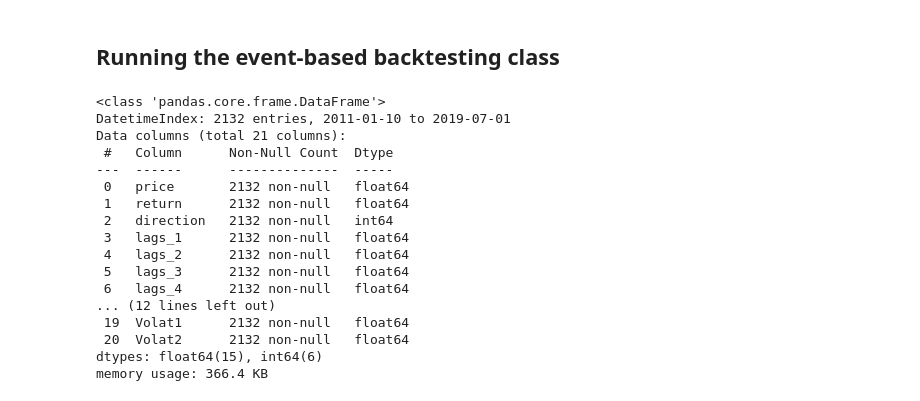
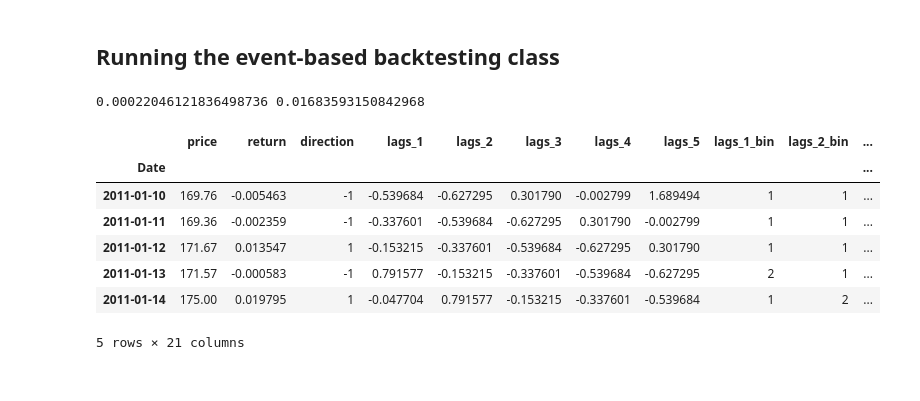
Before and after one commit to hisakato/cpf_week_07, a Jupyter notebook: test_proj_07_a02.ipynb, the cells around one changed output. Saved outputs shown, nothing was run; the diff lists cells and outputs as text; code cells hidden in the pictures.

```diff
--- a/test_proj_07_a02.ipynb
+++ b/test_proj_07_a02.ipynb
@@ -551,11 +551,5 @@ class EventBasedBackTesting(BacktestBase):
             col_bin = col + '_bin'
             data[col_bin] = np.digitize(data[col], bins=bins)
             cols_bin.append(col_bin)
-
-    def func2(self): # under development
-        # Train-test split
-        train_x, test_x, train_y, test_y = train_test_split(X, y, test_size=0.3, random_state=0) # py4fi2nd ch. 13 SVC
-
-        return 2
 # %% [markdown]
 ## Running the event-based backtesting class
@@ -565,20 +555,0 @@ ebbt = EventBasedBackTesting('GS.N', '2010-1-1', '2019-12-31', 10000)
-# %%
-ebbt.data.info()
-# %% [output]
-<class 'pandas.core.frame.DataFrame'>
-DatetimeIndex: 2132 entries, 2011-01-10 to 2019-07-01
-Data columns (total 21 columns):
- #   Column      Non-Null Count  Dtype
----  ------      --------------  -----
- 0   price       2132 non-null   float64
- 1   return      2132 non-null   float64
- 2   direction   2132 non-null   int64
- 3   lags_1      2132 non-null   float64
- 4   lags_2      2132 non-null   float64
- 5   lags_3      2132 non-null   float64
- 6   lags_4      2132 non-null   float64
-... (12 lines left out)
- 19  Volat1      2132 non-null   float64
- 20  Volat2      2132 non-null   float64
-dtypes: float64(15), int64(6)
-memory usage: 366.4 KB
@@ -584,0 +559,29 @@ memory usage: 366.4 KB
+# %%
+# Train-test split
+split_loc = int(len(ebbt.data) * 0.7)
+train = ebbt.data[:split_loc].copy()
+test =  ebbt.data[split_loc:].copy()
+# %%
+train_return_mean = train['return'].mean()
+train_return_std = train['return'].std()
+print(train_return_mean, train_return_std)
+# %% [output]
+0.00022046121836498736 0.01683593150842968
+# %%
+# Normalize training data features of type float64
+moment1_cols = cols + ['SMA1', 'SMA2', 'diffSMA', 'EWMA1', 'EWMA2', 'diffEWMA']
+moment2_cols = ['Volat1', 'Volat2']
+
+train[moment1_cols] = (train[moment1_cols]-train_return_mean) / train_return_std
+train[moment2_cols] = train[moment2_cols] / train_return_std ** 0.5
+# %%
+train.head()
+# %% [output]
+|  | price | return | direction | lags_1 | lags_2 | lags_3 | lags_4 | lags_5 | lags_1_bin | lags_2_bin | ... |
+| Date |  |  |  |  |  |  |  |  |  |  | ... |
+| 2011-01-10 | 169.76 | -0.005463 | -1 | -0.539684 | -0.627295 | 0.301790 | -0.002799 | 1.689494 | 1 | 1 | ... |
+| 2011-01-11 | 169.36 | -0.002359 | -1 | -0.337601 | -0.539684 | -0.627295 | 0.301790 | -0.002799 | 1 | 1 | ... |
+| 2011-01-12 | 171.67 | 0.013547 | 1 | -0.153215 | -0.337601 | -0.539684 | -0.627295 | 0.301790 | 1 | 1 | ... |
+| 2011-01-13 | 171.57 | -0.000583 | -1 | 0.791577 | -0.153215 | -0.337601 | -0.539684 | -0.627295 | 2 | 1 | ... |
+| 2011-01-14 | 175.00 | 0.019795 | 1 | -0.047704 | 0.791577 | -0.153215 | -0.337601 | -0.539684 | 1 | 2 | ... |
+5 rows × 21 columns
```
Also changed, not shown: parts of 6 cells of this notebook.
